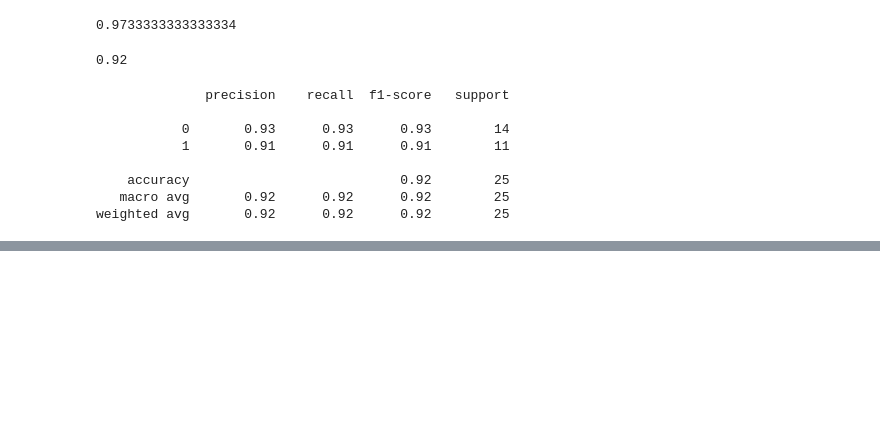
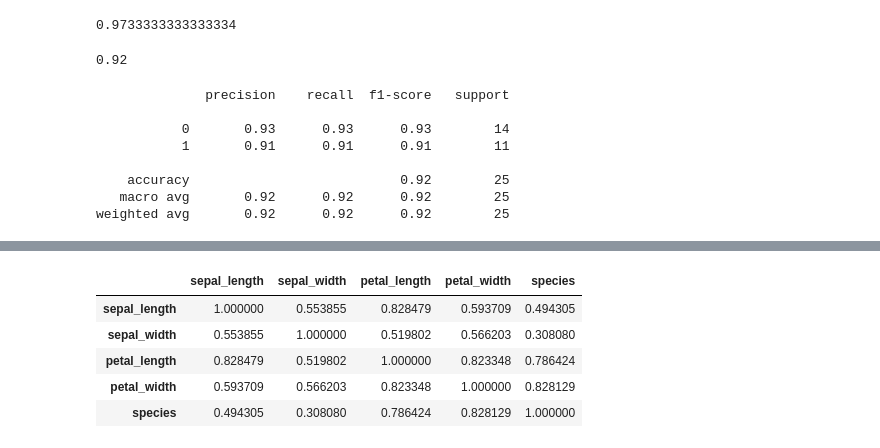
Before and after one commit to DeepjyotiBhattacharjee/Logistic-regression-practical-implementation, a Jupyter notebook: iris_dataset_classification.ipynb, the cells around one changed output, grey strips where cells are left out. Saved outputs shown, nothing was run; the diff lists cells and outputs as text; code cells hidden in the pictures; blank space fills up the shorter version.

```diff
--- a/iris_dataset_classification.ipynb
+++ b/iris_dataset_classification.ipynb
@@ -231,0 +235,9 @@ sns.pairplot
+# %%
+df.corr()
+# %% [output]
+|  | sepal_length | sepal_width | petal_length | petal_width | species |
+| sepal_length | 1.000000 | 0.553855 | 0.828479 | 0.593709 | 0.494305 |
+| sepal_width | 0.553855 | 1.000000 | 0.519802 | 0.566203 | 0.308080 |
+| petal_length | 0.828479 | 0.519802 | 1.000000 | 0.823348 | 0.786424 |
+| petal_width | 0.593709 | 0.566203 | 0.823348 | 1.000000 | 0.828129 |
+| species | 0.494305 | 0.308080 | 0.786424 | 0.828129 | 1.000000 |
```
Also changed, not shown: parts of 1 cell of this notebook.
